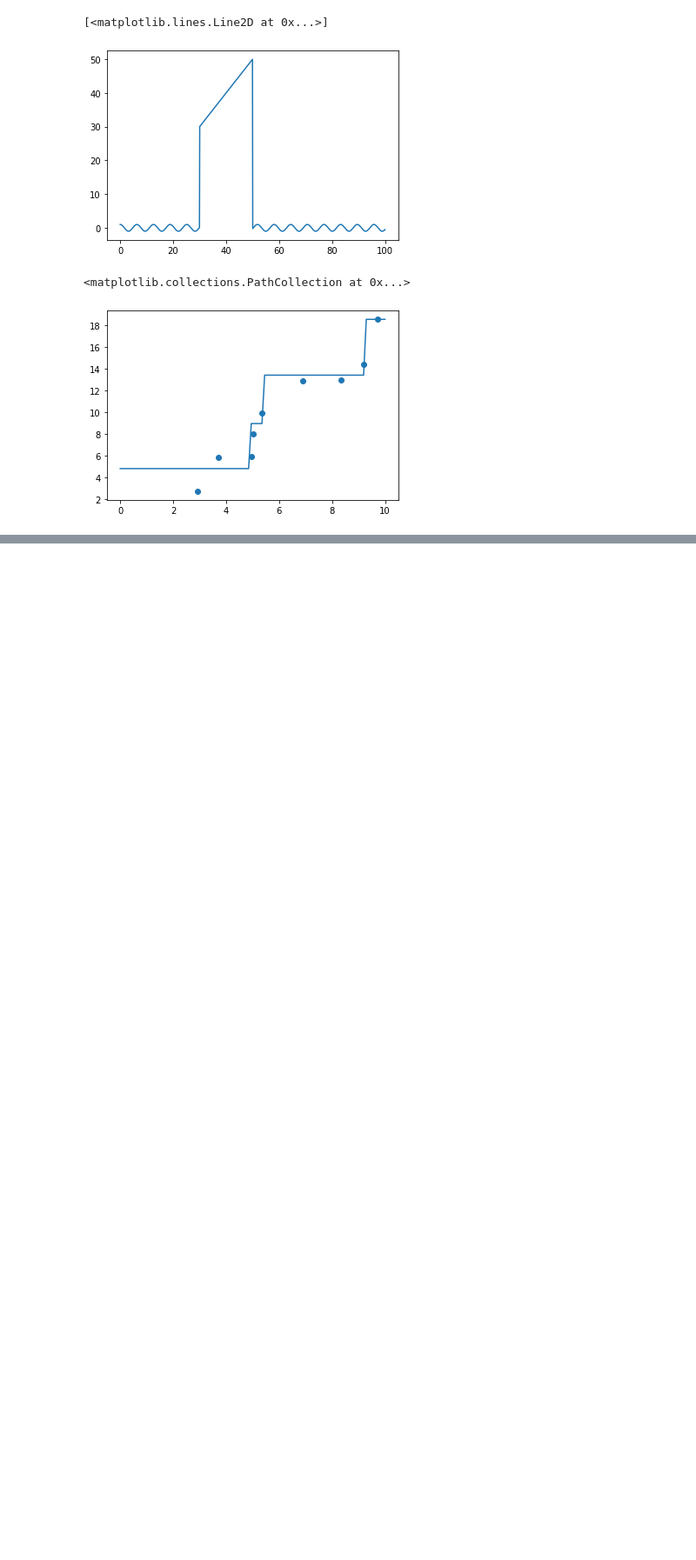
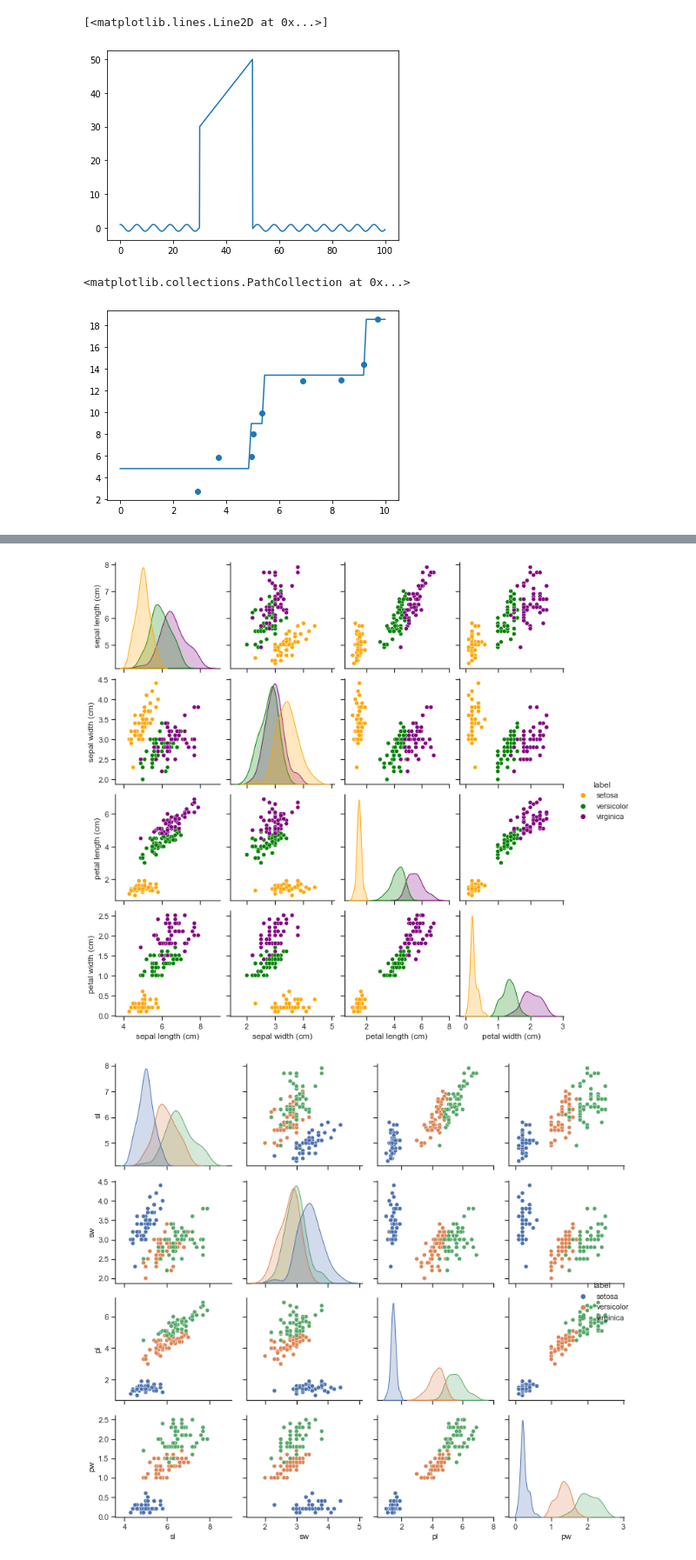
Before and after one commit to EasecureLab/zhengqi_predict, a Jupyter notebook: test.ipynb, the cells around one changed output, grey strips where cells are left out. Shown at 87% size. Cells and saved outputs as stored; diff of their text form; code cells hidden in the pictures; blank space fills up the shorter version.

```diff
--- a/test.ipynb
+++ b/test.ipynb
@@ -256,0 +424,55 @@ plt.scatter(decision_tree_data.X,decision_tree_data.Y)
+# %%
+import numpy as np
+import matplotlib.pyplot as plt
+import os
+
+import seaborn as sns;
+sns.set(style="ticks", color_codes=True)
+
+import pandas as pd
+pd.set_option('precision', 2) # 2 decimal places
+pd.set_option('display.max_rows', 20)
+pd.set_option('display.max_columns', 30)
+pd.set_option('display.width', 100) # wide windows
+
+
+
+import sklearn
+from sklearn.datasets import load_iris
+iris = load_iris()
+
+# Extract numpy arrays
+X = iris.data
+y = iris.target
+
+# Convert to pandas dataframe
+df = pd.DataFrame(data=X, columns=iris.feature_names)
+df['label'] = pd.Series(iris.target_names[y], dtype='category')
+
+# we pick a color map to match that used by decision tree graphviz
+#cmap = ListedColormap(['#fafab0','#a0faa0', '#9898ff']) # orange, green, blue/purple
+#cmap = ListedColormap(['orange', 'green', 'purple'])
+palette = {'setosa': 'orange', 'versicolor': 'green', 'virginica': 'purple'}
+
+g = sns.pairplot(df, vars = df.columns[0:4], hue="label", palette=palette)
+#g = sns.pairplot(df, vars = df.columns[0:4], hue="label")
+# plt.savefig("../figures/iris_scatterplot_purple.pdf")
+plt.show()
+
+
+# Change colum names
+iris_df = df.copy()
+iris_df.columns =  ['sl', 'sw', 'pl', 'pw'] + ['label']
+
+g = sns.pairplot(iris_df, vars = iris_df.columns[0:4], hue="label")
+plt.tight_layout()
+# plt.savefig("../figures/iris_pairplot.pdf")
+plt.show()
+
+
+sns.stripplot(x="label", y="sl", data=iris_df, jitter=True)
+# plt.savefig('../figures/iris_sepal_length_strip_plot.pdf', dpi=300);
+plt.show()
+# %% [output]
+[figure, added]
+[figure, added]
```
Also changed, not shown: parts of 8 cells of this notebook, 7 other files.
